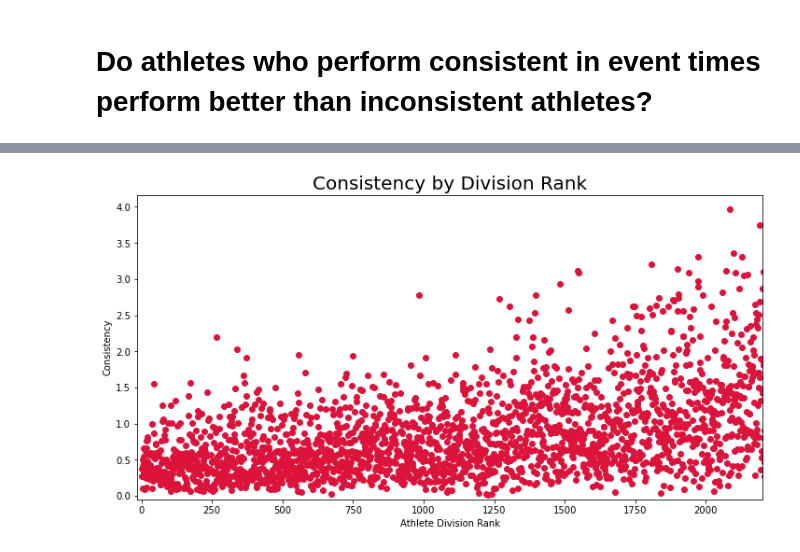
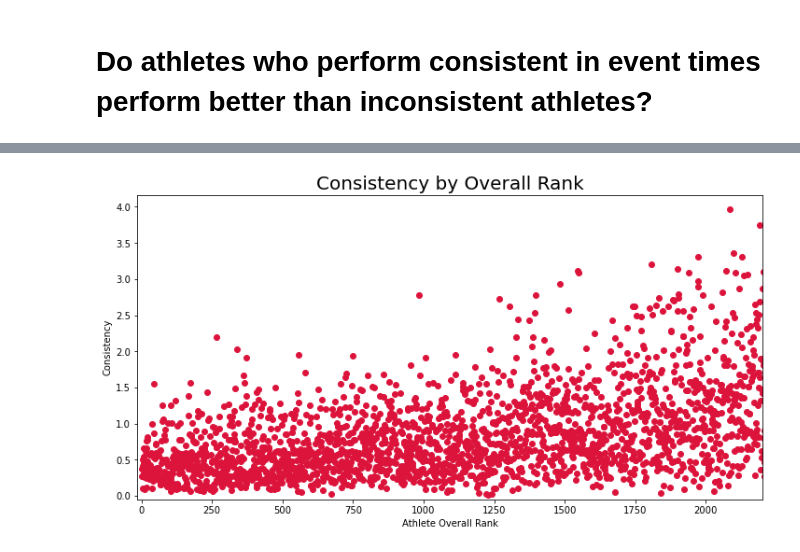
Before and after one commit to czaloumi/ironman-2019, a Jupyter notebook: ironman19.ipynb, the cells around one changed output, grey strips where cells are left out. Saved outputs shown, nothing was run; the diff lists cells and outputs as text; code cells hidden in the pictures.

```diff
--- a/ironman19.ipynb
+++ b/ironman19.ipynb
@@ -662,11 +600,12 @@ df['Consistency'] = df.apply(consistency, axis=1)
 # %%
 fig, ax = plt.subplots(1, figsize=(12,6))
 
 ax.scatter('Overall Rank', 'Consistency', data=df, color = 'crimson')
-ax.set_title('Consistency by Division Rank', fontsize=20)
-ax.set_xlabel('Athlete Division Rank')
+ax.set_title('Consistency by Overall Rank', fontsize=20)
+ax.set_xlabel('Athlete Overall Rank')
 ax.set_ylabel('Consistency')
 ax.set_xbound(-15, 2200)
 ax.set_ybound(-.05)
+plt.savefig('consistency.png')
 # %% [output]
-[figure, old version]
+[figure, new version]
```
Also changed, not shown: parts of 26 cells of this notebook.
